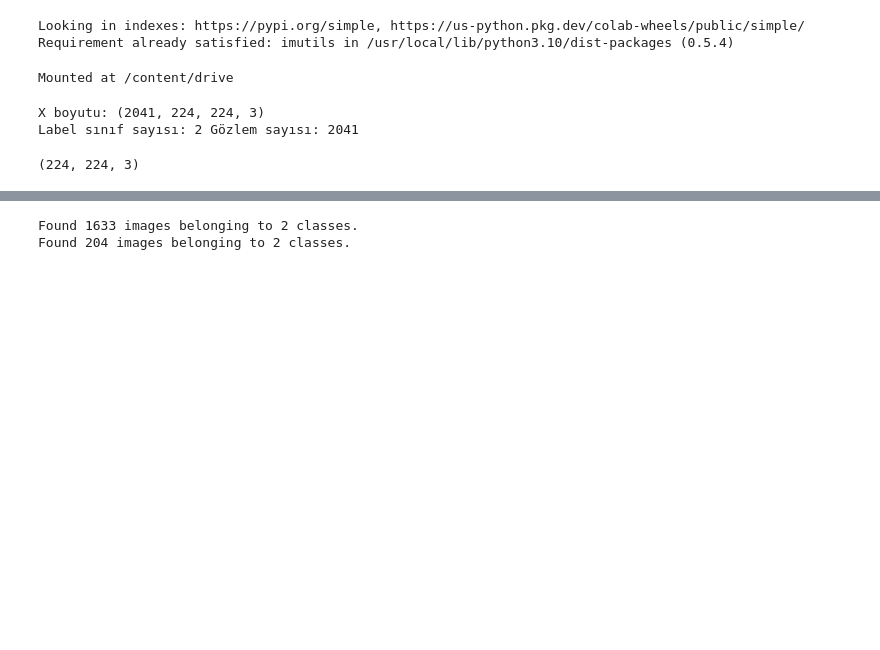
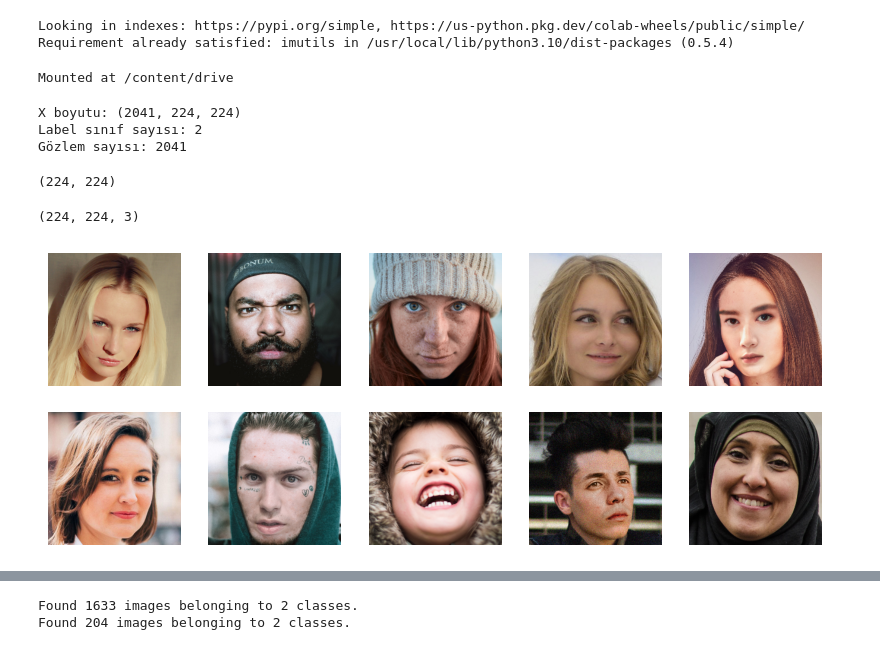
Before and after one commit to bulutirm/RealAndFakeFaceDetection, a Jupyter notebook: Real_and_Fake_Face_Detection.ipynb, the cells around one changed output, grey strips where cells are left out. Saved outputs shown, nothing was run; the diff lists cells and outputs as text; code cells hidden in the pictures; blank space fills up the shorter version.

```diff
--- a/Real_and_Fake_Face_Detection.ipynb
+++ b/Real_and_Fake_Face_Detection.ipynb
@@ -64,6 +72,11 @@ def load_datasets(path):
 # %%
-x, labels = load_datasets(dir_path)
+x, x_original, labels = load_datasets(dir_path)
 # %% [output]
-X boyutu: (2041, 224, 224, 3)
-Label sınıf sayısı: 2 Gözlem sayısı: 2041
+X boyutu: (2041, 224, 224)
+Label sınıf sayısı: 2
+Gözlem sayısı: 2041
+# %%
+x[0].shape
+# %% [output]
+(224, 224)
 # %%
@@ -71,5 +84,13 @@ input_shape = (np.array(x[0]).shape[1], np.array(x[0]).shape[1], 3)
 print(input_shape)
 # %% [output]
 (224, 224, 3)
+# %%
+def visualize_original_images(image_batch):
+  plt.figure(figsize=(10,10))
+  for n in range(10):
+    ax = plt.subplot(5,5,n+1)
+    plt.imshow(cv2.cvtColor(image_batch[n], cv2.COLOR_BGR2RGB))
+    plt.axis('off')
+  plt.show()
 # %%
 def visualize_img(image_batch, label_batch):
@@ -80,2 +103,6 @@ def visualize_img(image_batch, label_batch):
     plt.title(np.array(list(waste_labels.keys()))[to_categorical(labels, num_classes=2)[n]==1][0].title())
     plt.axis('off')
+# %%
+visualize_original_images(x_original)
+# %% [output]
+[figure, added]
```
Also changed, not shown: parts of 15 cells of this notebook.
